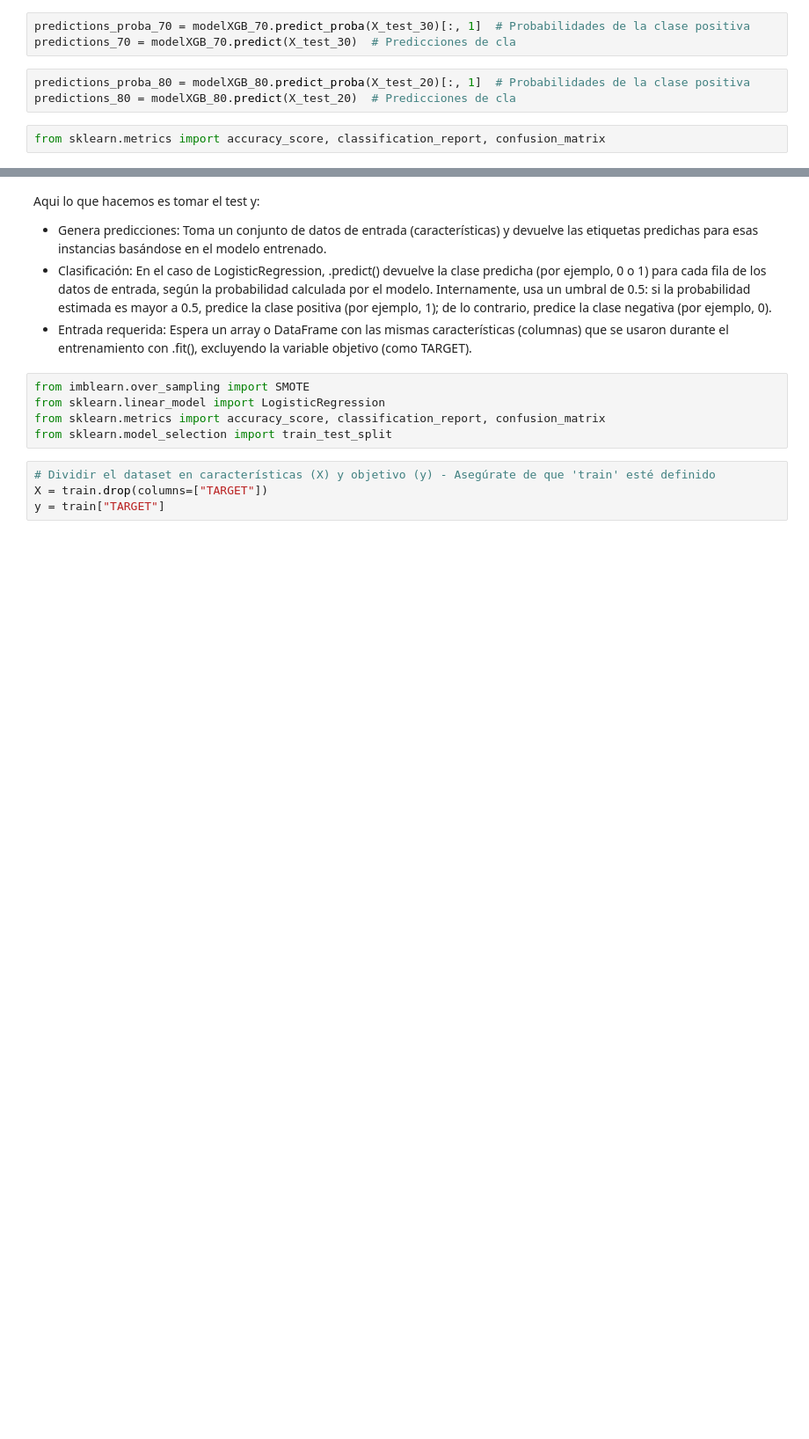
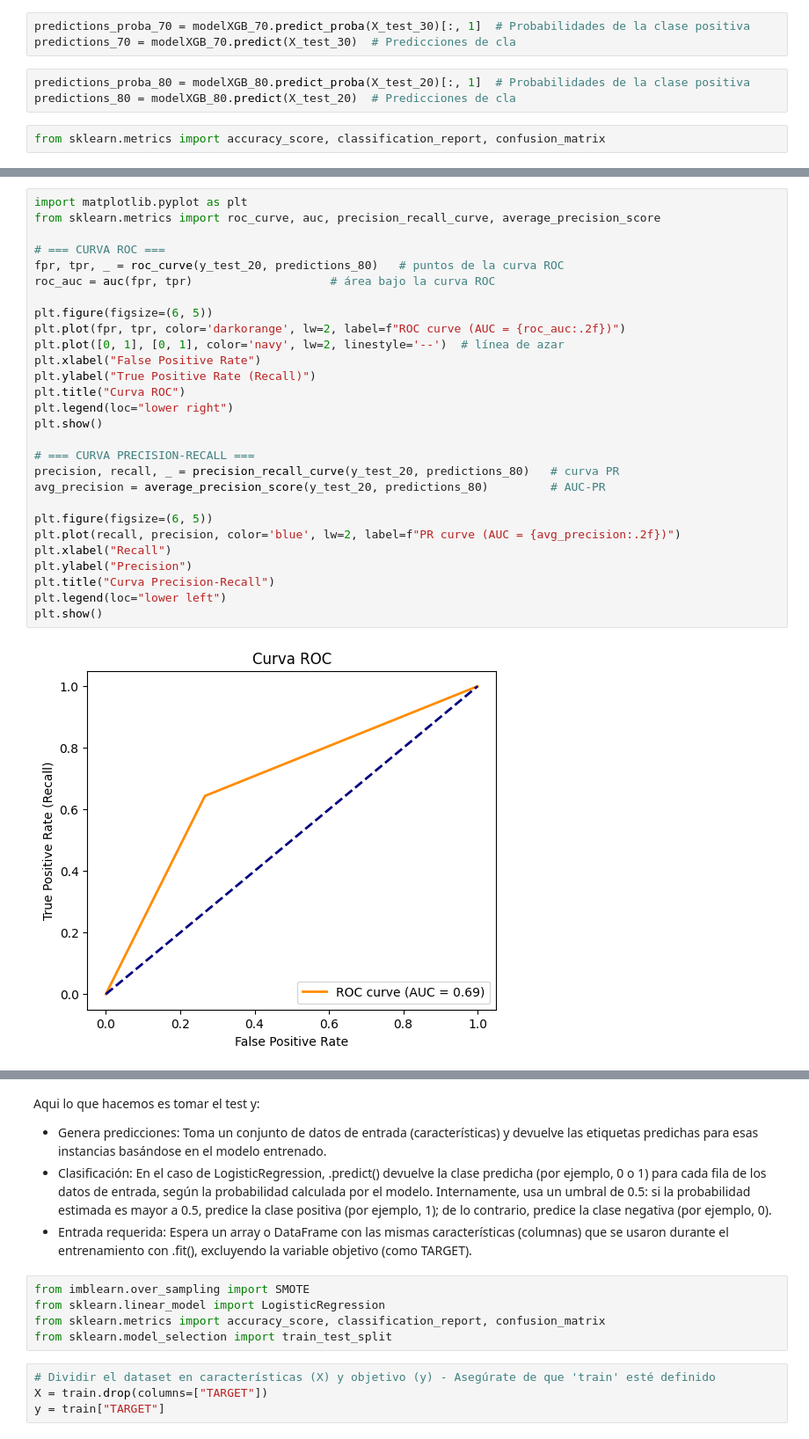
Before and after one commit to adasilvero/home-credit, a Jupyter notebook: home_credit_xgboost.ipynb, the cells around one changed output, grey strips where cells are left out. Shown at 88% size. Saved outputs shown, nothing was run; the diff lists cells and outputs as text; blank space fills up the shorter version.

```diff
--- a/home_credit_xgboost.ipynb
+++ b/home_credit_xgboost.ipynb
@@ -988,0 +1071,30 @@ Matriz de confusión:
+# %%
+import matplotlib.pyplot as plt
+from sklearn.metrics import roc_curve, auc, precision_recall_curve, average_precision_score
+
+# === CURVA ROC ===
+fpr, tpr, _ = roc_curve(y_test_20, predictions_80)   # puntos de la curva ROC
+roc_auc = auc(fpr, tpr)                    # área bajo la curva ROC
+
+plt.figure(figsize=(6, 5))
+plt.plot(fpr, tpr, color='darkorange', lw=2, label=f"ROC curve (AUC = {roc_auc:.2f})")
+plt.plot([0, 1], [0, 1], color='navy', lw=2, linestyle='--')  # línea de azar
+plt.xlabel("False Positive Rate")
+plt.ylabel("True Positive Rate (Recall)")
+plt.title("Curva ROC")
+plt.legend(loc="lower right")
+plt.show()
+
+# === CURVA PRECISION-RECALL ===
+precision, recall, _ = precision_recall_curve(y_test_20, predictions_80)   # curva PR
+avg_precision = average_precision_score(y_test_20, predictions_80)         # AUC-PR
+
+plt.figure(figsize=(6, 5))
+plt.plot(recall, precision, color='blue', lw=2, label=f"PR curve (AUC = {avg_precision:.2f})")
+plt.xlabel("Recall")
+plt.ylabel("Precision")
+plt.title("Curva Precision-Recall")
+plt.legend(loc="lower left")
+plt.show()
+# %% [output]
+[figure, added]
```
Also changed, not shown: parts of 12 cells of this notebook.
